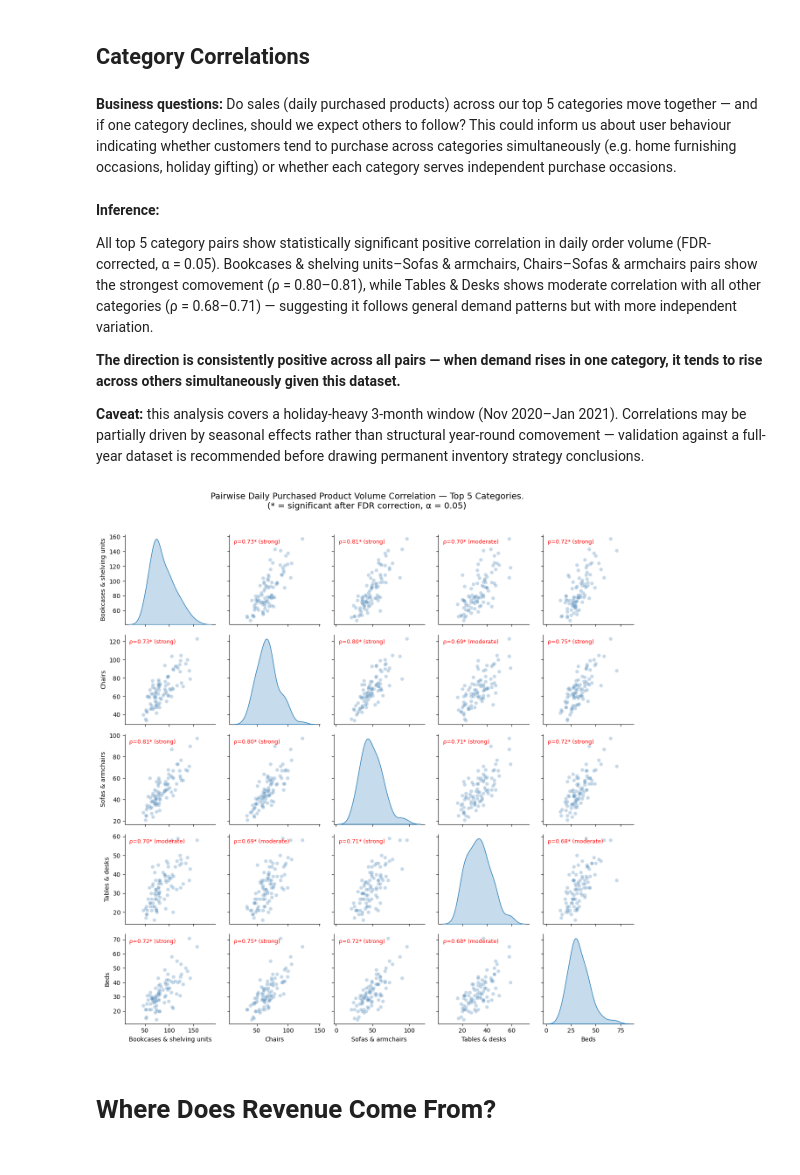
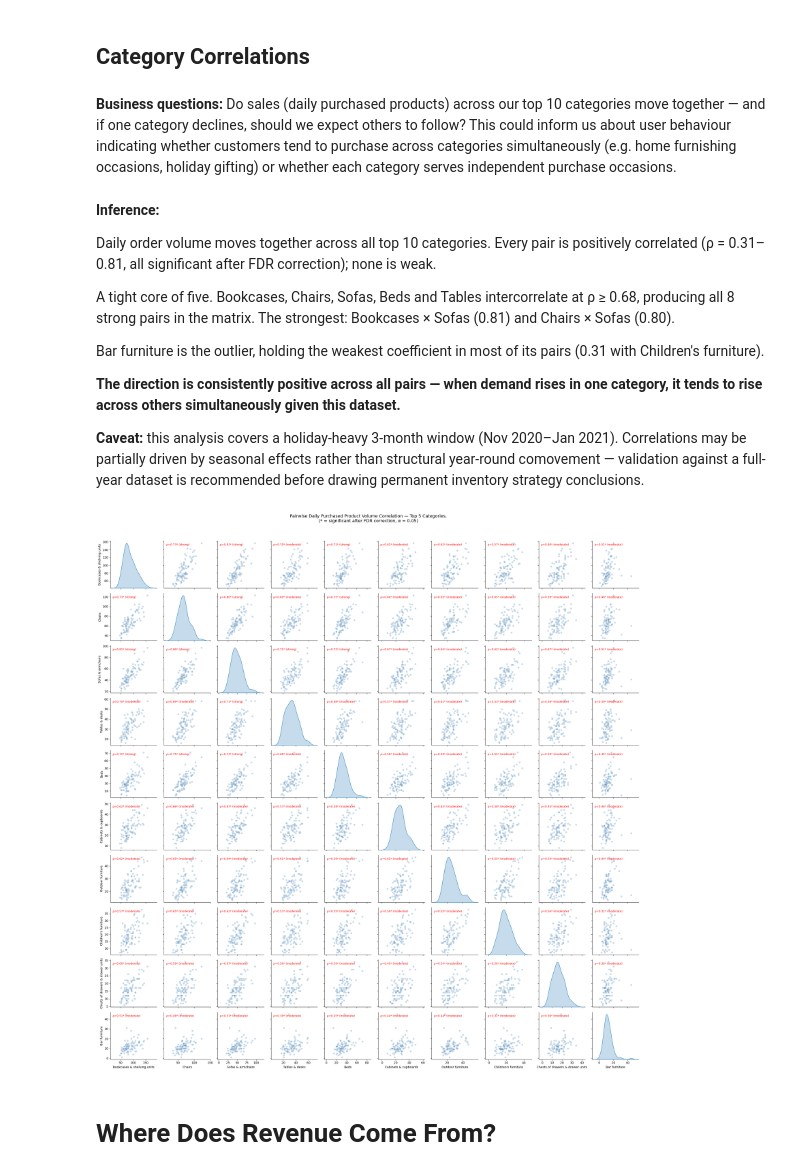
Before and after one commit to Anhelina4/furniture-e-commerce-eda, a Jupyter notebook: Furniture_E_commerce_EDA.ipynb, the cells around one changed output. Saved outputs shown, nothing was run; the diff lists cells and outputs as text; code cells hidden in the pictures.

```diff
--- a/Furniture_E_commerce_EDA.ipynb
+++ b/Furniture_E_commerce_EDA.ipynb
@@ -763,0 +801,27 @@ Chi-square: 0.6397, p-value: 0.9586, degrees of freedom: 4
+# %%
+americas = sales_df[sales_df['continent'] == 'Americas']
+europe = sales_df[sales_df['continent'] == 'Europe']
+result = {'America': {
+    'total': len(americas),
+    'organic': (americas['traffic_channel'] == 'Organic Search').sum(),
+    'share': (americas['traffic_channel'] == 'Organic Search').sum() / len(americas) * 100
+},
+          'Europe': {
+    'total': len(europe),
+    'organic': (europe['traffic_channel'] == 'Organic Search').sum(),
+    'share': (europe['traffic_channel'] == 'Organic Search').sum() / len(europe) * 100
+}}
+
+display("result", result)
+
+# we compare rates in 2 groups, thus proportions_ztest is sifficient
+result['America']['organic']
+stat, p_value = proportions_ztest([result['America']['organic'], result['Europe']['organic']], [result['America']['total'], result['Europe']['total']])
+
+print(f"proportions_ztest statistic: {stat}")
+print(f"P-value: {p_value}")
+
+if p_value < 0.05:
+    print("There is a significant difference between rates.")
+else:
+    print("There is no significant difference between rates.")
@@ -1144,34 +1282,38 @@ plt.show()
 # %% [markdown]
 ## Category Correlations
 # %% [markdown]
-**Business questions:** Do sales (daily purchased products) across our top 5 categories move together — and if one category declines, should we expect others to follow? This could inform us about user behaviour indicating whether customers tend to purchase across categories simultaneously (e.g. home furnishing occasions, holiday gifting) or whether each category serves independent purchase occasions.
+**Business questions:** Do sales (daily purchased products) across our top 10 categories move together — and if one category declines, should we expect others to follow? This could inform us about user behaviour indicating whether customers tend to purchase across categories simultaneously (e.g. home furnishing occasions, holiday gifting) or whether each category serves independent purchase occasions.
 # %% [markdown]
 **Inference:**
 
-All top 5 category pairs show statistically significant positive correlation in daily order volume (FDR-corrected, α = 0.05). Bookcases & shelving units–Sofas & armchairs, Chairs–Sofas & armchairs pairs show the strongest comovement (ρ = 0.80–0.81), while Tables & Desks shows moderate correlation with all other categories (ρ = 0.68–0.71) — suggesting it follows general demand patterns but with more independent variation.
+Daily order volume moves together across all top 10 categories. Every pair is positively correlated (ρ = 0.31–0.81, all significant after FDR correction); none is weak.
+
+A tight core of five. Bookcases, Chairs, Sofas, Beds and Tables intercorrelate at ρ ≥ 0.68, producing all 8 strong pairs in the matrix. The strongest: Bookcases × Sofas (0.81) and Chairs × Sofas (0.80).
+
+Bar furniture is the outlier, holding the weakest coefficient in most of its pairs (0.31 with Children's furniture).
 
 **The direction is consistently positive across all pairs — when demand rises in one category, it tends to rise across others simultaneously given this dataset.**
 
 **Caveat:** this analysis covers a holiday-heavy 3-month window (Nov 2020–Jan 2021). Correlations may be partially driven by seasonal effects rather than structural year-round comovement — validation against a full-year dataset is recommended before drawing permanent inventory strategy conclusions.
 # %%
-# Pairwise Spearman correlation of daily order volume across top 5 categories by purchased items
+# Pairwise Spearman correlation of daily order volume across top 10 categories by purchased items
 # Goal: assess whether category demand moves together (shared external drivers) or independently (category-specific purchase occasions)
 # Steps:
-# 1. Identify top 5 categories by total order volume
+# 1. Identify top 10 categories by total order volume
 # 2. Build daily order volume pivot (date × category)
 # 3. Compute pairwise Spearman correlations for all category pairs
 # 4. Apply FDR correction (Benjamini-Hochberg, α = 0.05) for multiple comparisons
 # 5. Visualise as annotated pairplot
 
-top_5_cat_by_orders = sales_df.groupby('product_category')['product_id'].count().rename('order_cnt').sort_values(ascending=False).reset_index().head(5)
+top_10_cat_by_orders = sales_df.groupby('product_category')['product_id'].count().rename('order_cnt').sort_values(ascending=False).reset_index().head(10)
 
 cat_daily_orders = sales_df.pivot_table(index='session_and_order_date', columns='product_category', values='product_id', aggfunc='count')
 
 
-top_5_cat_list = top_5_cat_by_orders['product_category'].tolist()
+top_10_cat_list = top_10_cat_by_orders['product_category'].tolist()
 corr_result = []
 
-for cat1, cat2 in combinations(top_5_cat_list, 2):
+for cat1, cat2 in combinations(top_10_cat_list, 2):
   rho, p_value = stats.spearmanr(cat_daily_orders[cat1], cat_daily_orders[cat2])
 
   corr_result.append({
@@ -1190,38 +1332,38 @@ corr_df['significant'] = null_hypothesis_rejected
 corr_df['p_value_adjusted'] = p_value_adjusted
 
 corr_df['strength'] = corr_df['rho'].apply(rho_strength)
 
-top_5_daily = cat_daily_orders[top_5_cat_list]
+top_10_daily = cat_daily_orders[top_10_cat_list]
 
 g = sns.pairplot(
-    top_5_daily,
+    top_10_daily,
     kind='scatter',
     diag_kind='kde',
     plot_kws={'alpha': 0.3, 'color': 'steelblue'},
 )
 
 # add rho annotation to each off-diagonal cell
-for i, cat1 in enumerate(top_5_cat_list):
-    for j, cat2 in enumerate(top_5_cat_list):
+for i, cat1 in enumerate(top_10_cat_list):
+    for j, cat2 in enumerate(top_10_cat_list):
         if i != j:
             # find rho for this pair
             pair = corr_df[
                 ((corr_df['category1'] == cat1) & (corr_df['category2'] == cat2)) |
                 ((corr_df['category1'] == cat2) & (corr_df['category2'] == cat1))
             ]
             if len(pair) > 0:
                 rho = pair['rho'].values[0]
                 sig = pair['significant'].values[0]
                 label = f"ρ={rho:.2f}{'*' if sig else ''} ({pair['strength'].values[0]})"
                 g.axes[i][j].annotate(label, xy=(0.05, 0.9),
                                        xycoords='axes fraction', fontsize=9,
                                        color='red' if sig else 'grey')
 
 plt.suptitle('Pairwise Daily Purchased Product Volume Correlation — Top 5 Categories.\n(* = significant after FDR correction, α = 0.05)', y=1.02, fontsize=14)
 plt.tight_layout()
 plt.show()
 # %% [output]
-[figure, old version]
+[figure, new version]
 # %% [markdown]
 # Where Does Revenue Come From?
 # %% [markdown]
```
Also changed, not shown: parts of 44 cells of this notebook.
